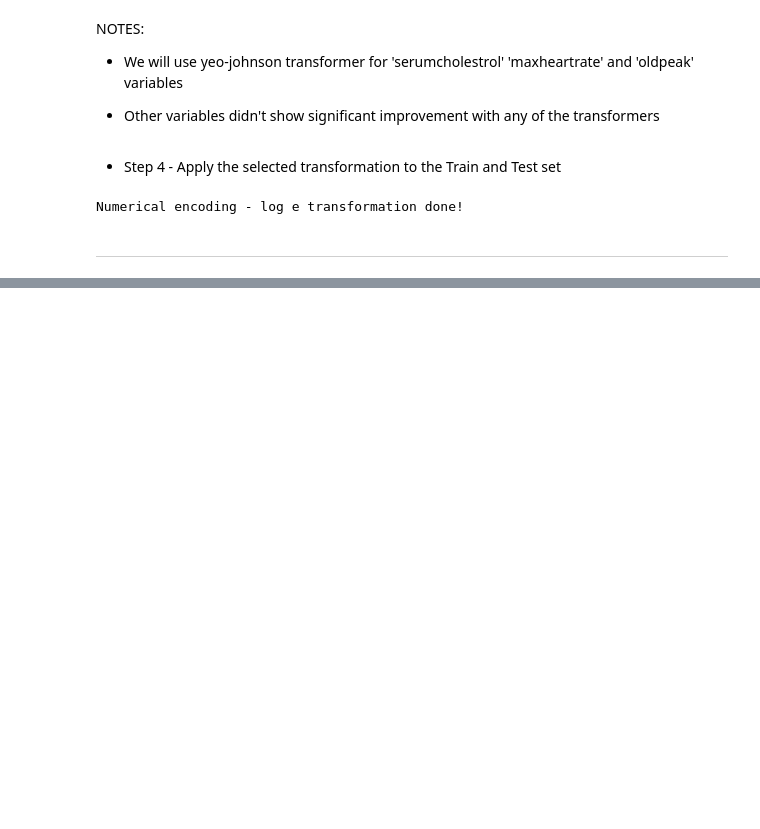
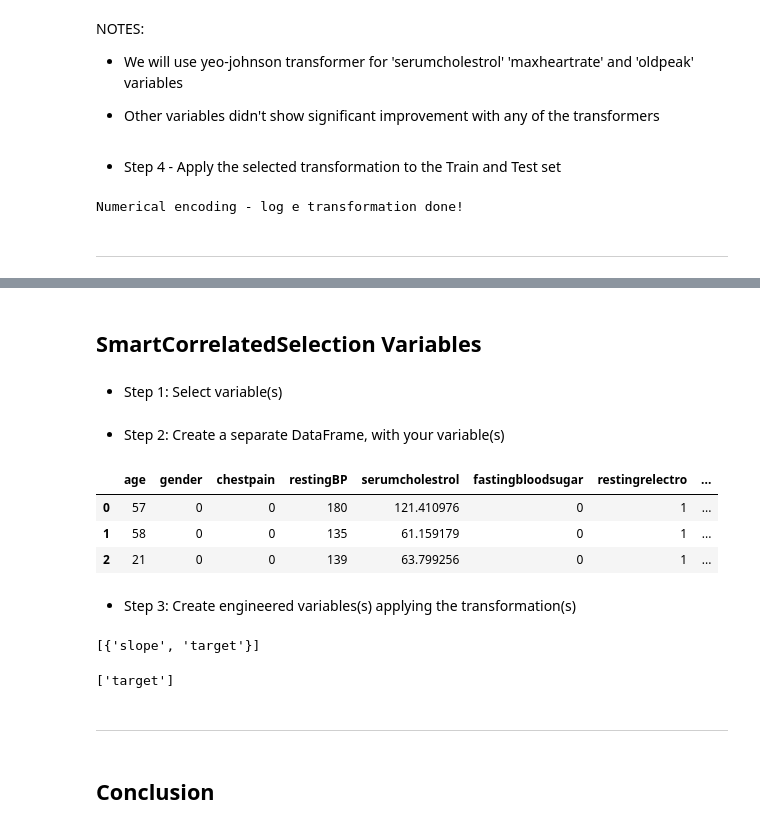
Before and after one commit to SimasJakubenas/cd-prediction-pp5, a Jupyter notebook: jupyter_notebooks/04 - Feature Engineering.ipynb, the cells around one changed output, grey strips where cells are left out. Drawn from its saved outputs; the diff is of its cells as text; code cells hidden in the pictures; blank space fills up the shorter version.

Commit message:
ADD: conclusions to Feature Engineering Notebook

```diff
--- a/jupyter_notebooks/04 - Feature Engineering.ipynb
+++ b/jupyter_notebooks/04 - Feature Engineering.ipynb
@@ -418,0 +418,4 @@ except Exception as e:
+# %% [markdown]
+## SmartCorrelatedSelection Variables
+# %% [markdown]
+* Step 1: Select variable(s)
@@ -418,0 +424,28 @@ except Exception as e:
+# %% [markdown]
+* Step 2: Create a separate DataFrame, with your variable(s)
+# %%
+df_engineering = TrainSet.copy()
+df_engineering.head(3)
+# %% [output]
+|  | age | gender | chestpain | restingBP | serumcholestrol | fastingbloodsugar | restingrelectro | ... |
+| 0 | 57 | 0 | 0 | 180 | 121.410976 | 0 | 1 | ... |
+| 1 | 58 | 0 | 0 | 135 | 61.159179 | 0 | 1 | ... |
+| 2 | 21 | 0 | 0 | 139 | 63.799256 | 0 | 1 | ... |
+# %% [markdown]
+* Step 3: Create engineered variables(s) applying the transformation(s)
+# %%
+from feature_engine.selection import SmartCorrelatedSelection
+corr_sel = SmartCorrelatedSelection(variables=None, method="spearman", threshold=0.6, selection_method="variance")
+
+corr_sel.fit_transform(df_engineering)
+corr_sel.correlated_feature_sets_
+# %% [output]
+[{'slope', 'target'}]
+# %%
+corr_sel.features_to_drop_
+# %% [output]
+['target']
+# %% [markdown]
+---
+# %% [markdown]
+## Conclusion
```
Also changed, not shown: parts of 6 cells of this notebook.
